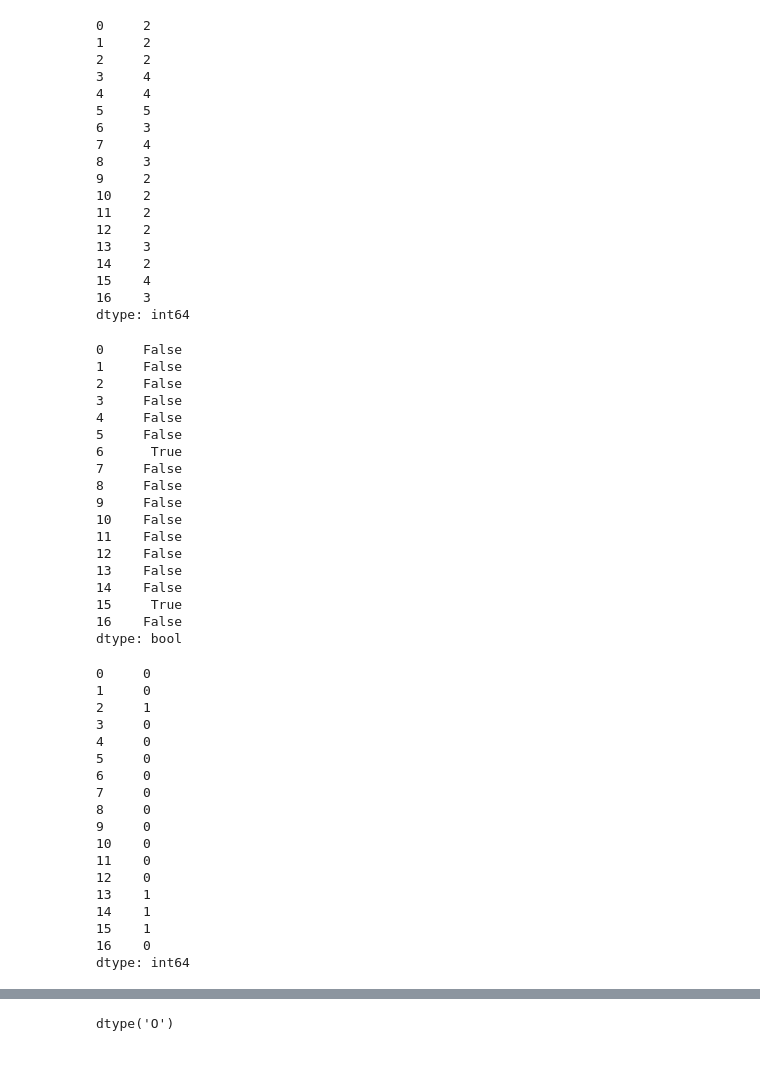
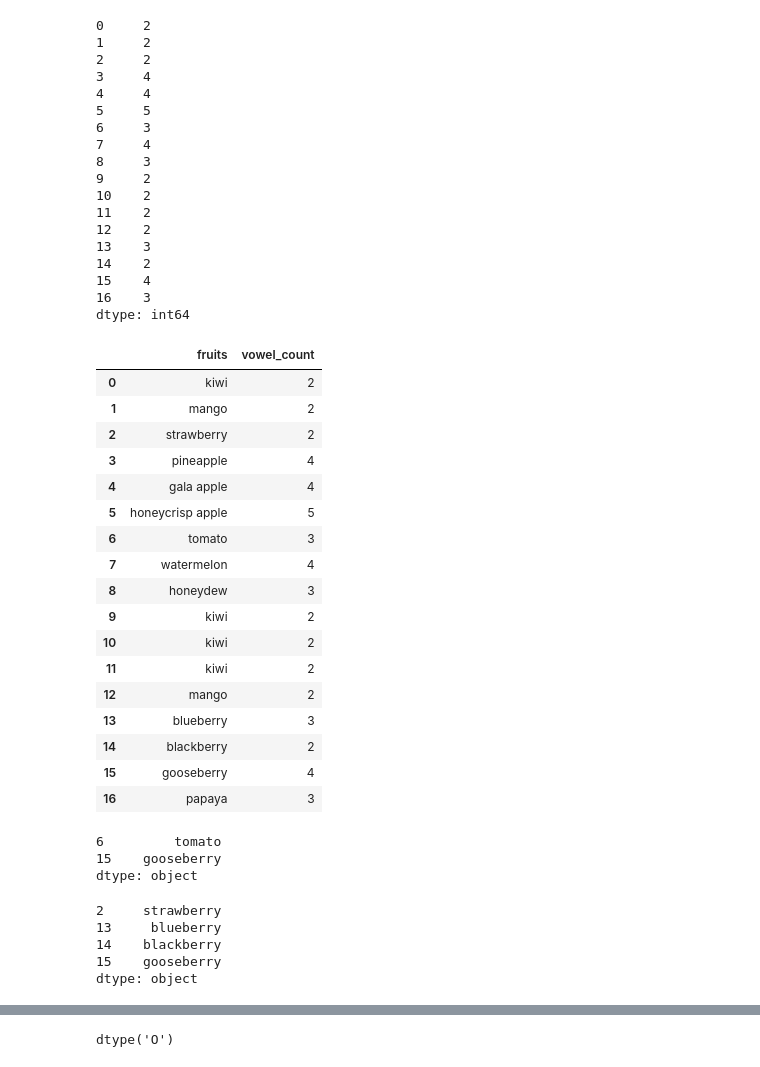
Before and after one commit to ljackson707/numpy-pandas-visualization-exercises, a Jupyter notebook: pandas_series.ipynb, the cells around one changed output, grey strips where cells are left out. Drawn from its saved outputs; the diff is of its cells as text; code cells hidden in the pictures.

```diff
--- a/pandas_series.ipynb
+++ b/pandas_series.ipynb
@@ -202,49 +230,43 @@ fwv
 15    4
 16    3
 dtype: int64
+# %%
+num_vowels= pd.DataFrame({'fruits': fruits, 'vowel_count': fwv})
+num_vowels # This makes a super organized table to compare a count with the fruits.
+# %% [output]
+|  | fruits | vowel_count |
+| 0 | kiwi | 2 |
+| 1 | mango | 2 |
+| 2 | strawberry | 2 |
+| 3 | pineapple | 4 |
+| 4 | gala apple | 4 |
+| 5 | honeycrisp apple | 5 |
+| 6 | tomato | 3 |
+| 7 | watermelon | 4 |
+| 8 | honeydew | 3 |
+| 9 | kiwi | 2 |
+| 10 | kiwi | 2 |
+| 11 | kiwi | 2 |
+| 12 | mango | 2 |
+| 13 | blueberry | 3 |
+| 14 | blackberry | 2 |
+| 15 | gooseberry | 4 |
+| 16 | papaya | 3 |
 # %%
 #L) Use the .apply method and a lambda function to find the fruit(s) containing two or more "o" letters in the name.
-fruits.apply(lambda row: row.count('o')>=2)
+fruits[fruits.apply(lambda row: row.count('o')>=2)]
 # %% [output]
-0     False
-1     False
-2     False
-3     False
-4     False
-5     False
-6      True
-7     False
-8     False
-9     False
-10    False
-11    False
-12    False
-13    False
-14    False
-15     True
-16    False
-dtype: bool
+6         tomato
+15    gooseberry
+dtype: object
 # %%
 #M) Write the code to get only the fruits containing "berry" in the name
-fruits.apply(lambda row: row.count('berry'))
+fruits[fruits.str.contains('berry')]
 # %% [output]
-0     0
-1     0
-2     1
-3     0
-4     0
-5     0
-6     0
-7     0
-8     0
-9     0
-10    0
-11    0
-12    0
-13    1
-14    1
-15    1
-16    0
-dtype: int64
+2     strawberry
+13     blueberry
+14    blackberry
+15    gooseberry
+dtype: object
 # %%
 #N) Write the code to get only the fruits containing "apple" in the name
```
Also changed, not shown: parts of 22 cells of this notebook.
